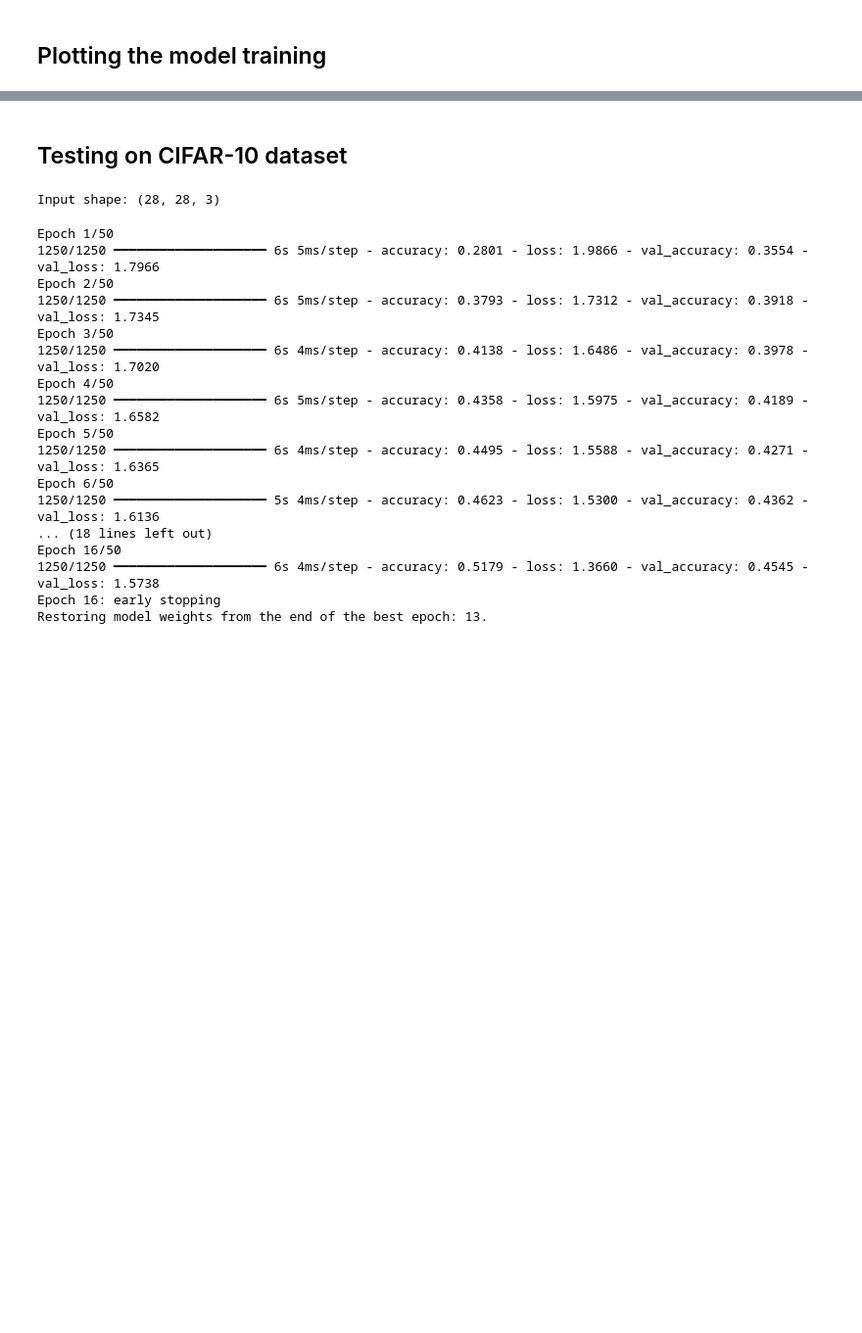
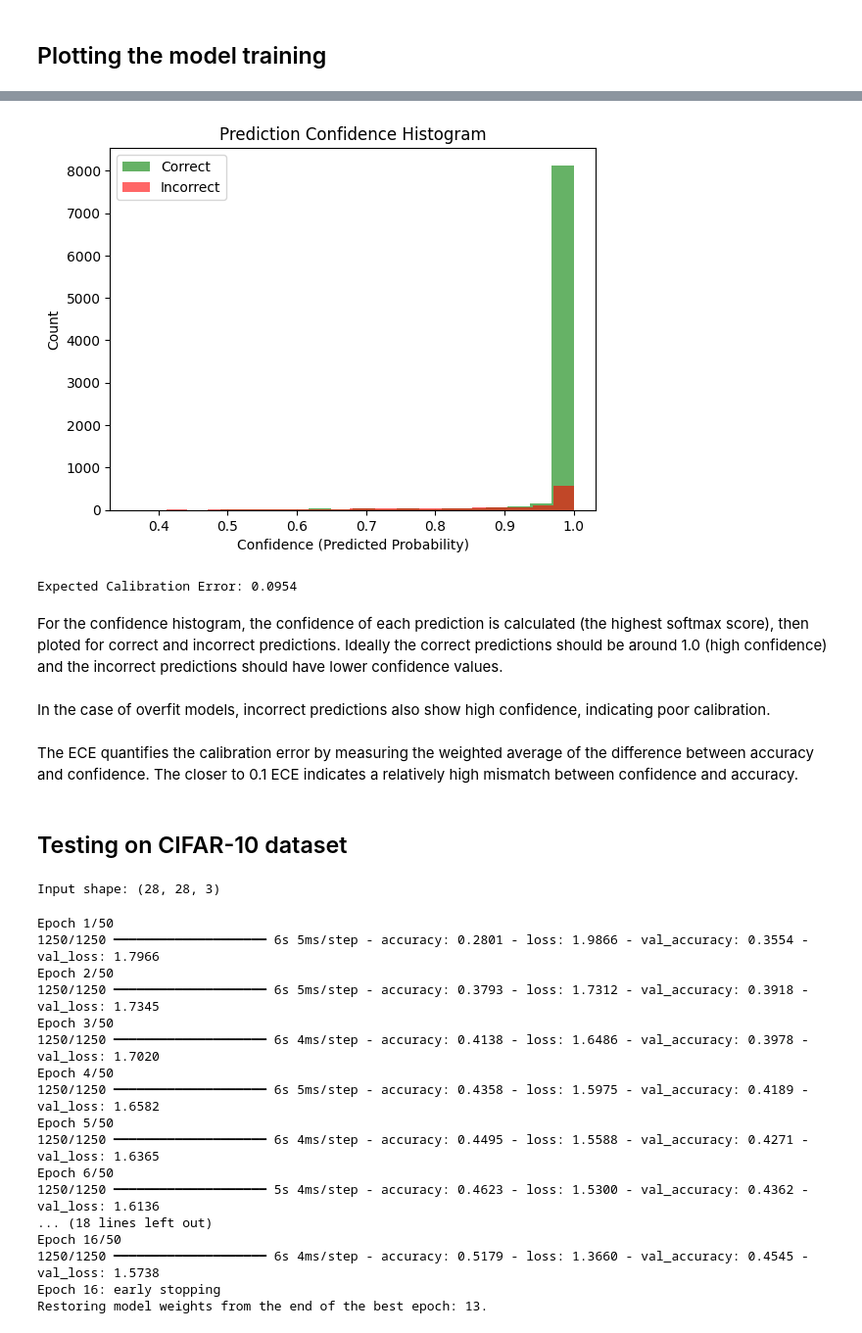
Before and after one commit to Salekin-13/intro-to-ml-basics, a Jupyter notebook: notebooks/classification_with_MLP.ipynb, the cells around one changed output, grey strips where cells are left out. Shown at 98% size. Drawn from its saved outputs; the diff is of its cells as text; code cells hidden in the pictures; blank space fills up the shorter version.

```diff
--- a/notebooks/classification_with_MLP.ipynb
+++ b/notebooks/classification_with_MLP.ipynb
@@ -274,0 +332,14 @@ plt.show()
+# %%
+def plot_tf_confidence_histogram(model, data, true_labels):
+    probs = deep_model_ov.model.predict(data, verbose=0)
+    preds = np.argmax(probs, axis=1)
+    confidences = np.max(probs, axis=1)
+    correct = preds == true_labels
+
+    plt.hist(confidences[correct], bins=20, alpha=0.6, label='Correct', color='green')
+    plt.hist(confidences[~correct], bins=20, alpha=0.6, label='Incorrect', color='red')
+    plt.xlabel('Confidence (Predicted Probability)')
+    plt.ylabel('Count')
+    plt.title('Prediction Confidence Histogram')
+    plt.legend()
+    plt.show()
@@ -274,0 +370,34 @@ plt.show()
+# %%
+def compute_ece_tf(model, X, y_true, n_bins=15):
+    probs = model.model.predict(X, verbose=0)
+    confidences = np.max(probs, axis=1)
+    preds = np.argmax(probs, axis=1)
+    accuracies = preds == y_true
+
+    bin_boundaries = np.linspace(0, 1, n_bins + 1)
+    ece = 0.0
+    for i in range(n_bins):
+        bin_lower = bin_boundaries[i]
+        bin_upper = bin_boundaries[i+1]
+        mask = (confidences > bin_lower) & (confidences <= bin_upper)
+        if np.any(mask):
+            bin_acc = np.mean(accuracies[mask])
+            bin_conf = np.mean(confidences[mask])
+            ece += np.abs(bin_acc - bin_conf) * np.sum(mask) / len(confidences)
+    return ece
+# %%
+X_val, y_val = get_numpy_from_dataset(test_ds)
+
+plot_tf_confidence_histogram(deep_model_ov, X_val, y_val)
+
+ece = compute_ece_tf(deep_model_ov, X_val, y_val)
+print(f"Expected Calibration Error: {ece:.4f}")
+# %% [output]
+[figure, added]
+Expected Calibration Error: 0.0954
+# %% [markdown]
+For the confidence histogram, the confidence of each prediction is calculated (the highest softmax score), then ploted for correct and incorrect predictions. Ideally the correct predictions should be around 1.0 (high confidence) and the incorrect predictions should have lower confidence values.
+# %% [markdown]
+In the case of overfit models, incorrect predictions also show high confidence, indicating poor calibration.
+# %% [markdown]
+The ECE quantifies the calibration error by measuring the weighted average of the difference between accuracy and confidence. The closer to 0.1 ECE indicates a relatively high mismatch between confidence and accuracy.
```
Also changed, not shown: parts of 12 cells of this notebook, 1 other file.
